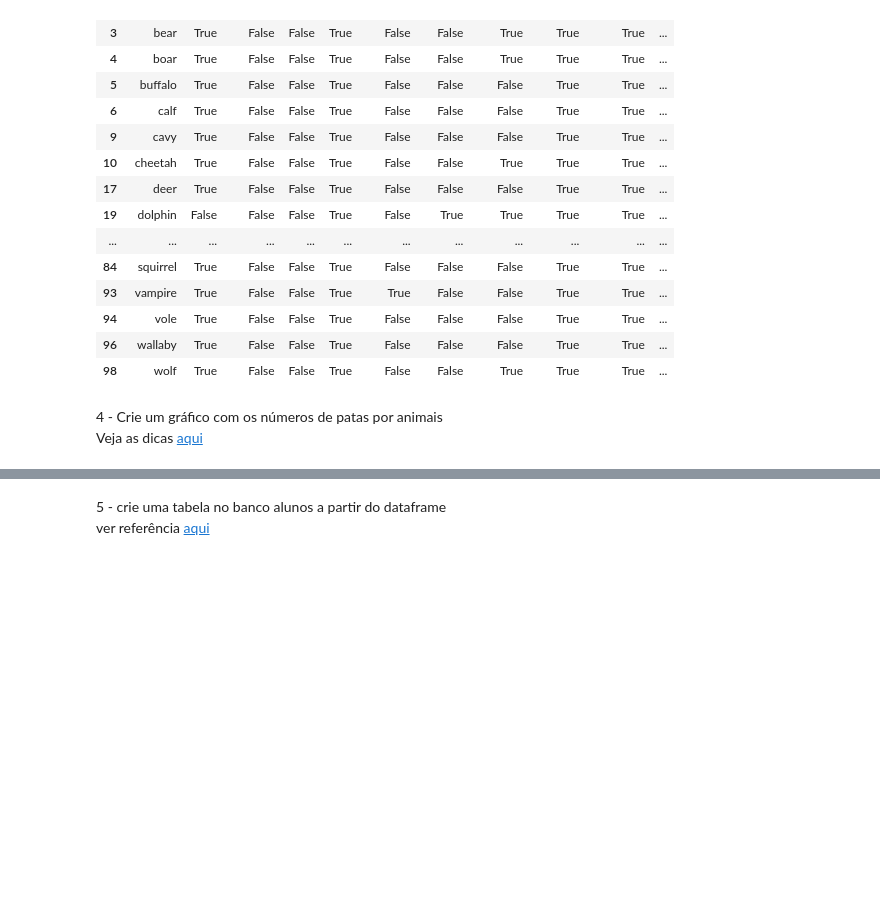
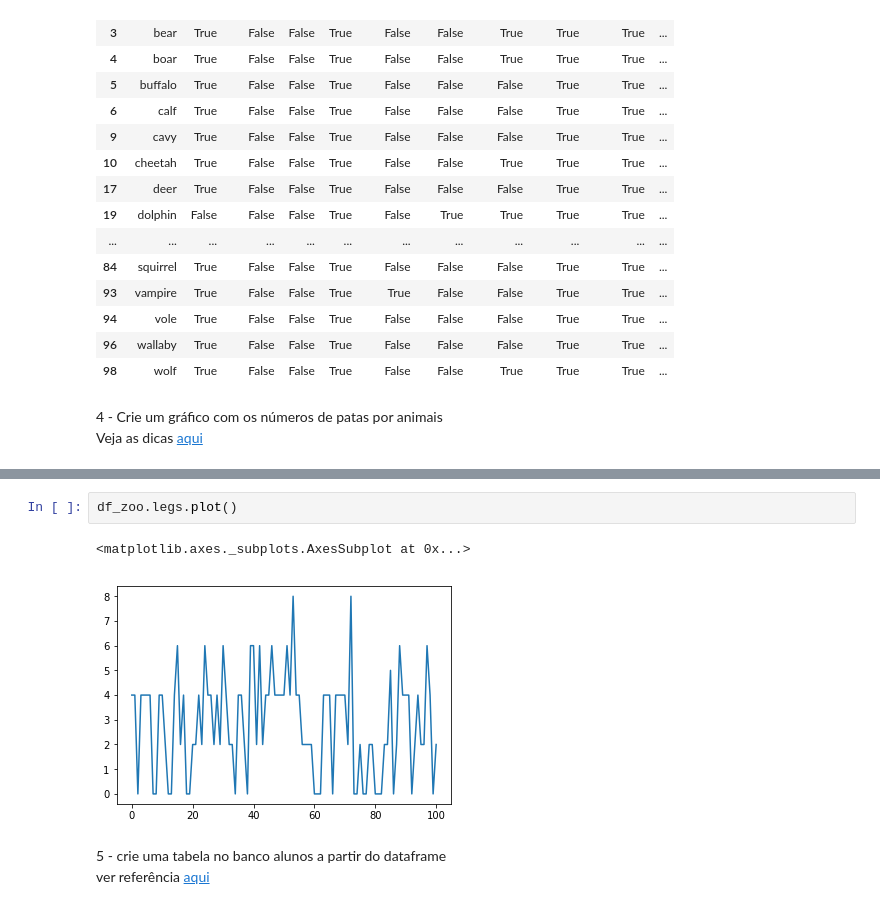
Before and after one commit to vitmesquita/FGV_Programming_Languages, a Jupyter notebook: Python/Exercicios/Exercicios_Revisao_A2-Copy1.ipynb, the cells around one changed output, grey strips where cells are left out. Saved outputs shown, nothing was run; the diff lists cells and outputs as text; blank space fills up the shorter version.

```diff
--- a/Python/Exercicios/Exercicios_Revisao_A2-Copy1.ipynb
+++ b/Python/Exercicios/Exercicios_Revisao_A2-Copy1.ipynb
@@ -115,3 +136,8 @@ NameError: name 'plot' is not defined
+# %%
+df_zoo.legs.plot()
+# %% [output]
+<matplotlib.axes._subplots.AxesSubplot at 0x...>
+[figure, added]
 # %% [markdown]
 5 - crie uma tabela no banco alunos a partir do dataframe
 ver referência [aqui](https://pandas.pydata.org/pandas-docs/stable/generated/pandas.DataFrame.to_sql.html)
```
Also changed, not shown: parts of 11 cells of this notebook.
